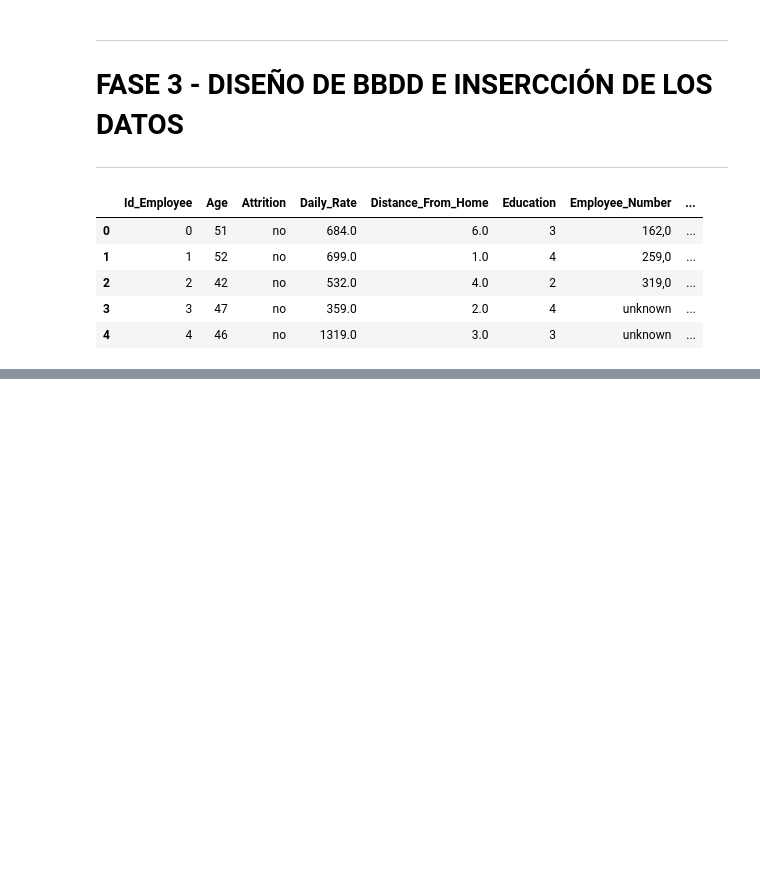
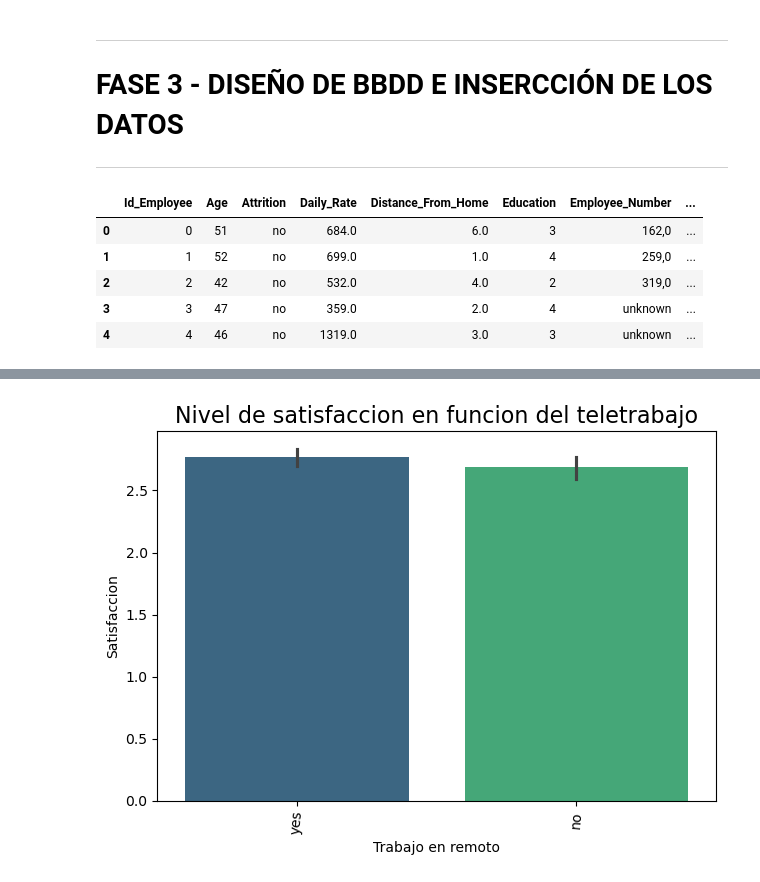
Before and after one commit to Adalab/proyecto-da-promo-c-modulo-3-team-1, a Jupyter notebook: proyecto3_equipo1.ipynb, the cells around one changed output, grey strips where cells are left out. Drawn from its saved outputs; the diff is of its cells as text; code cells hidden in the pictures; blank space fills up the shorter version.

```diff
--- a/proyecto3_equipo1.ipynb
+++ b/proyecto3_equipo1.ipynb
@@ -1243,0 +1504,11 @@ print('Datos insertados exitosamente en sus correspondientes tablas')
+# %%
+## como se relacionan Job_Satisfaction y Remote_Work
+
+sns.barplot(x = "Remote_Work", y = "Job_Satisfaction", data = df2, palette="viridis")
+plt.xticks(rotation = 85)
+plt.xlabel("Trabajo en remoto")
+plt.ylabel("Satisfaccion")
+plt.title('Nivel de satisfaccion en funcion del teletrabajo', fontsize=16)
+plt.tight_layout()
+# %% [output]
+[figure, added]
```
Also changed, not shown: parts of 35 cells of this notebook.
